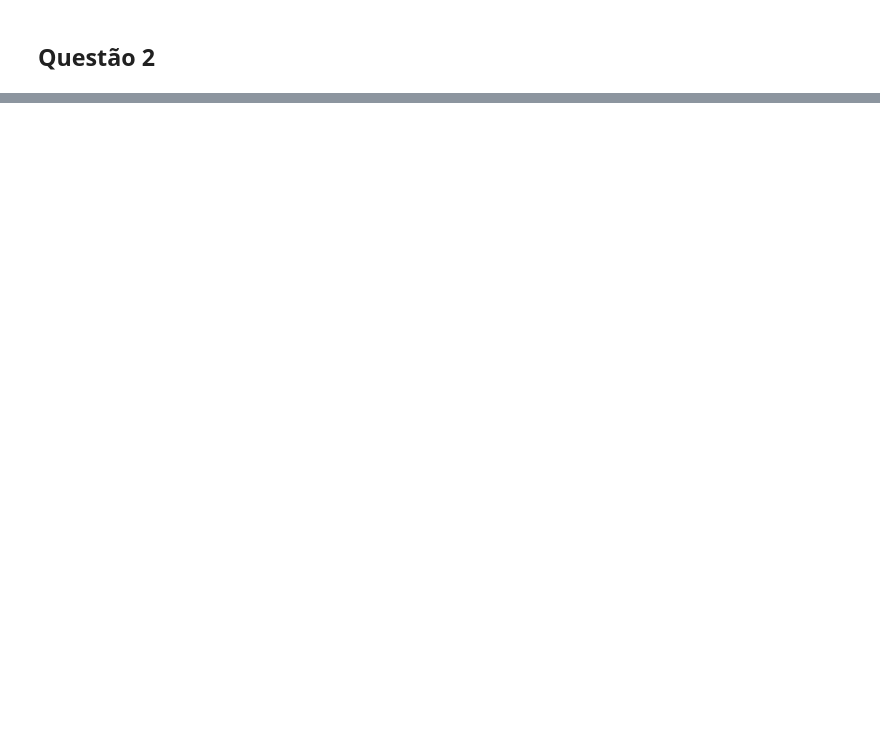
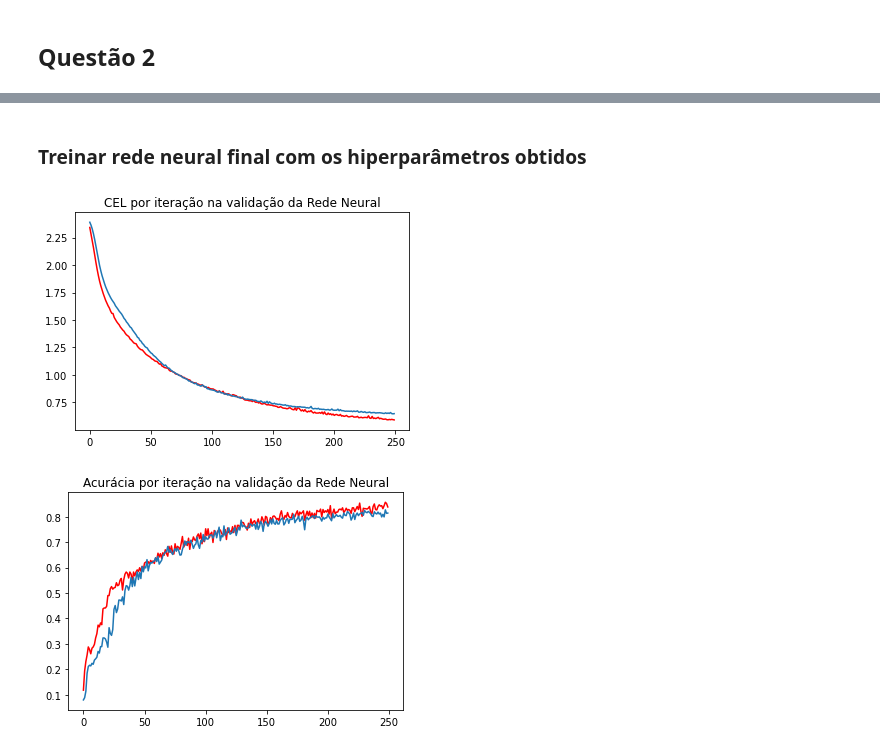
Before and after one commit to Walrusbane524/Aprendizagem-de-M-quina, a Jupyter notebook: Lista 4/Lista 4.ipynb, the cells around one changed output, grey strips where cells are left out. Drawn from its saved outputs; the diff is of its cells as text; code cells hidden in the pictures; blank space fills up the shorter version.

```diff
--- a/Lista 4/Lista 4.ipynb
+++ b/Lista 4/Lista 4.ipynb
@@ -300,0 +494,26 @@ TypeError: ReLUClassificationNeuralNetwork.__init__() missing 4 required positio
+# %% [markdown]
+### Treinar rede neural final com os hiperparâmetros obtidos
+# %%
+classificador = ReLUClassificationNeuralNetwork(x.shape[1], 16, 11)
+
+loss = classificador.train_self(final_train_x,
+                                final_train_y,
+                                num_epochs=250,
+                                learning_rate=hyperparameters[1],
+                                weight_decay=hyperparameters[2],
+                                momentum=hyperparameters[3],
+                                batch_size=hyperparameters[4])
+
+
+plt.title("CEL por iteração na validação da Rede Neural")
+plt.plot(np.arange(training_loss.shape[1]), training_loss[0], color='red', label="Treino")
+plt.plot(np.arange(loss.shape[1]), loss[0], label="Validação")
+plt.show()
+
+plt.title("Acurácia por iteração na validação da Rede Neural")
+plt.plot(np.arange(training_loss.shape[1]), training_loss[1], color='red', label="Treino")
+plt.plot(np.arange(loss.shape[1]), loss[1], label="Validação")
+plt.show()
+# %% [output]
+[figure, added]
+[figure, added]
```
Also changed, not shown: parts of 20 cells of this notebook.
